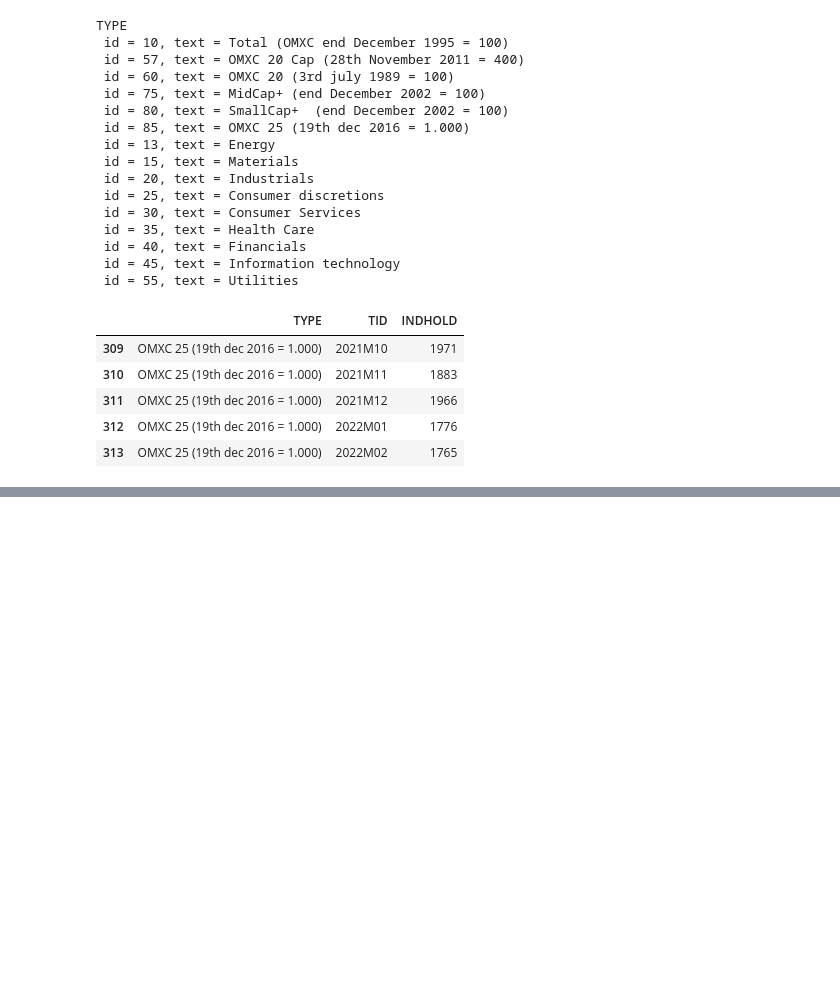
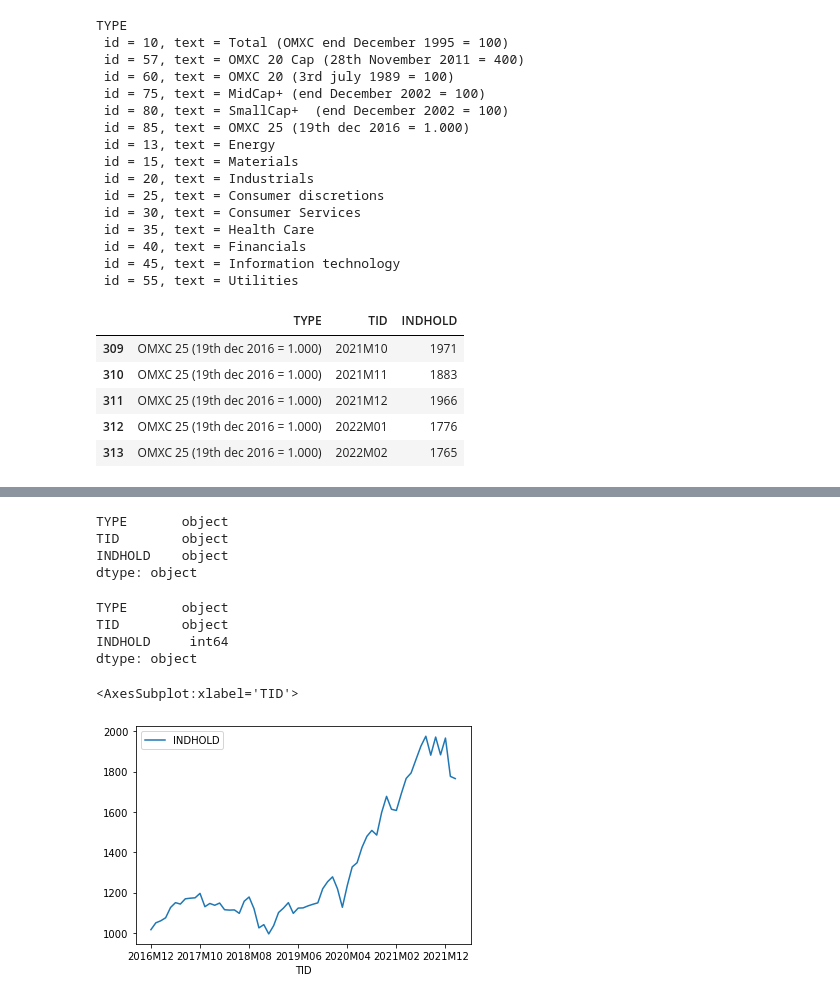
Before and after one commit to JonaDelaney/projects-2022-mmf, a Jupyter notebook: dataproject/Maiwand.ipynb, the cells around one changed output, grey strips where cells are left out. Drawn from its saved outputs; the diff is of its cells as text; code cells hidden in the pictures; blank space fills up the shorter version.

Commit message:
Changing string values to numeric in Stock market data set

```diff
--- a/dataproject/Maiwand.ipynb
+++ b/dataproject/Maiwand.ipynb
@@ -188,0 +184,4 @@ AttributeError: 'Index' object has no attribute 'to_period'
+# %%
+# Dropping empty rows
+
+inc_api1 = inc_api1[inc_api1.INDHOLD != '..']
@@ -188,0 +215,25 @@ AttributeError: 'Index' object has no attribute 'to_period'
+# %%
+print(inc_api1.dtypes)
+# %% [output]
+TYPE       object
+TID        object
+INDHOLD    object
+dtype: object
+# %%
+# Changing 'Indhold' to numeric values
+
+inc_api1['INDHOLD'] = pd.to_numeric(inc_api1['INDHOLD'])
+
+print(inc_api1.dtypes)
+# %% [output]
+TYPE       object
+TID        object
+INDHOLD     int64
+dtype: object
+# %%
+# Plot of closing values, monthly
+
+inc_api1.plot(x = 'TID', y = 'INDHOLD', kind = 'line')
+# %% [output]
+<AxesSubplot:xlabel='TID'>
+[figure, added]
```
Also changed, not shown: parts of 12 cells of this notebook.
